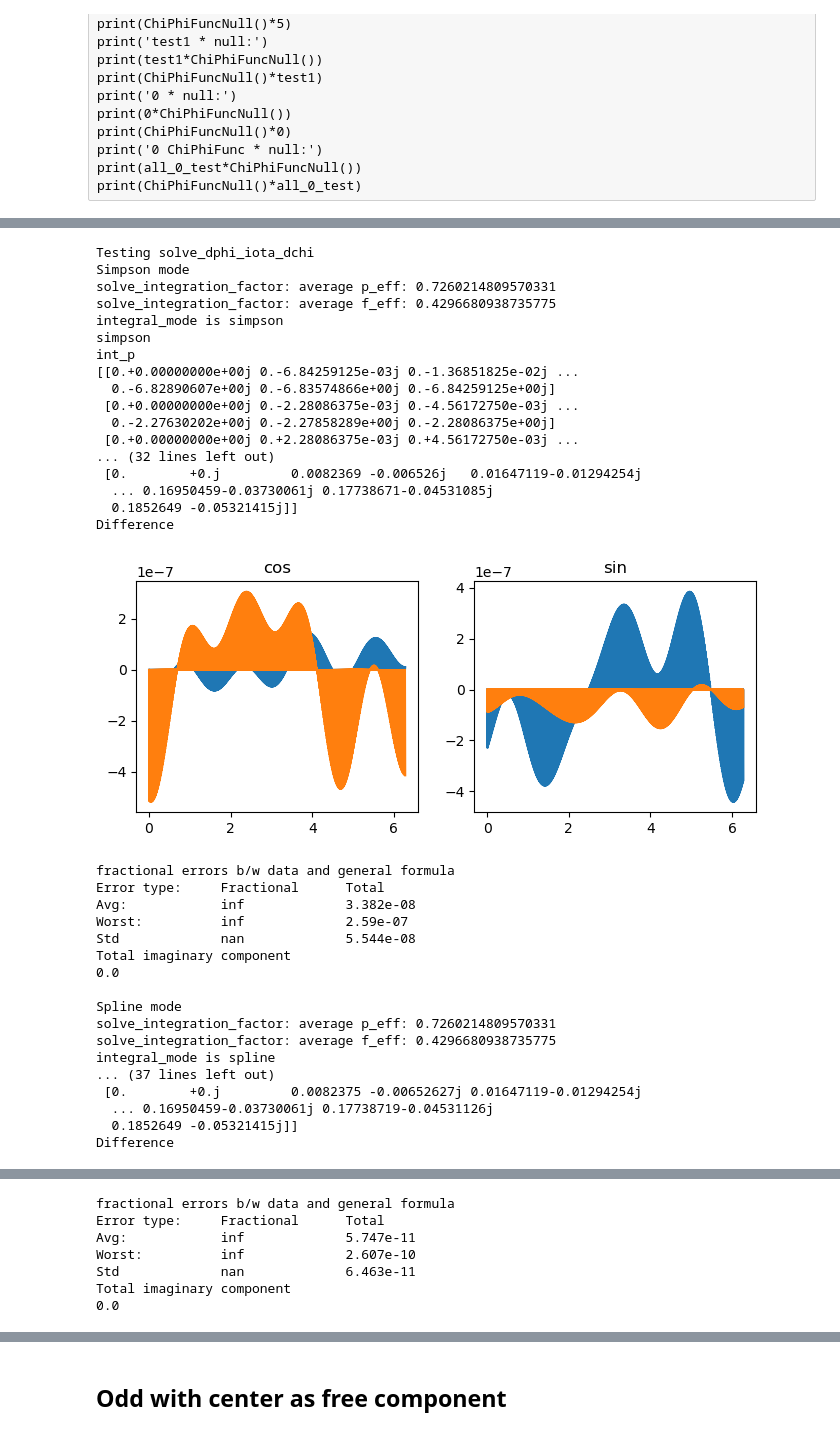
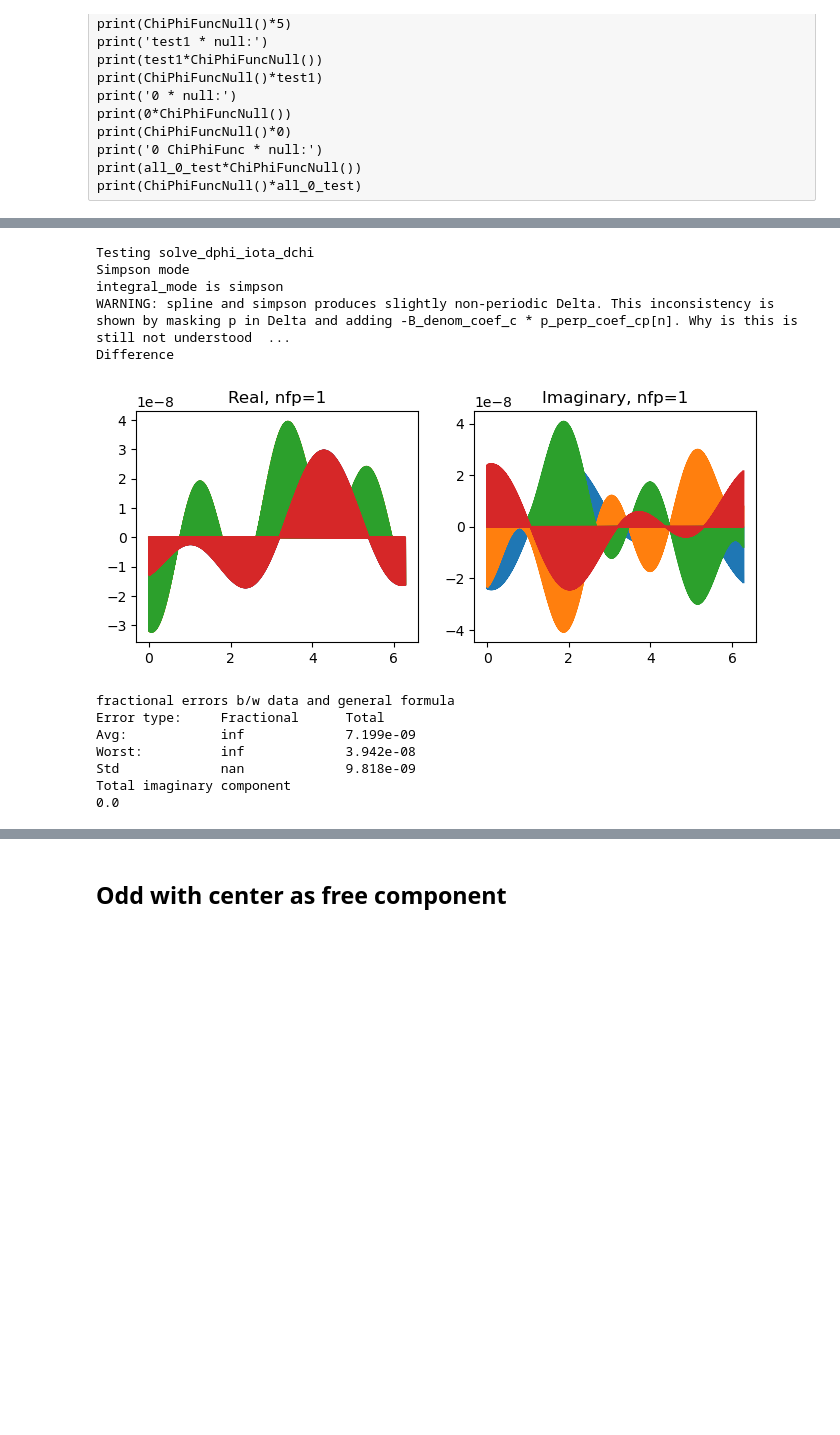
Before and after one commit to lankef/pyAQSC, a Jupyter notebook: examples/ChiPhiFunc test suite.ipynb, the cells around one changed output, grey strips where cells are left out. Drawn from its saved outputs; the diff is of its cells as text; code cells hidden in the pictures; blank space fills up the shorter version.

```diff
--- a/examples/ChiPhiFunc test suite.ipynb
+++ b/examples/ChiPhiFunc test suite.ipynb
@@ -520,13 +587,14 @@ Total imaginary component
 # %%
 # Creating 2 random ChiPhiFunc's for testing
 rands1 = np.random.randint(5, size=16)
+
 content1 = np.array([
     rands1[0]/10*np.sin(rands1[1]*points) + rands1[2]/10*np.cos(rands1[3]*points),
     rands1[4]/10*np.sin(rands1[5]*points) + rands1[6]/10*np.cos(rands1[7]*points),
     rands1[8]/10*np.sin(rands1[9]*points) + rands1[10]/10*np.cos(rands1[11]*points),
     rands1[12]/10*np.sin(rands1[13]*points) + rands1[14]/10*np.cos(rands1[15]*points)
 ])
-test1 = ChiPhiFunc(content1, fourier_mode = True)
+test1 = ChiPhiFunc(content1, 1, fourier_mode = True)
 iota = np.random.rand()# rational: np.random.randint(1,5)/np.random.randint(1,5)
 # dphi + iota*dchi
 dphi_test1 = ChiPhiFunc(np.array([
@@ -534,14 +602,14 @@ dphi_test1 = ChiPhiFunc(np.array([
     rands1[5]*rands1[4]/10*np.cos(rands1[5]*points) - rands1[7]*rands1[6]/10*np.sin(rands1[7]*points),
     rands1[9]*rands1[8]/10*np.cos(rands1[9]*points) - rands1[11]*rands1[10]/10*np.sin(rands1[11]*points),
     rands1[13]*rands1[12]/10*np.cos(rands1[13]*points) - rands1[15]*rands1[14]/10*np.sin(rands1[15]*points)
-]), fourier_mode = True)
+]), 1, fourier_mode = True)
 
 dchi_test1 = ChiPhiFunc(np.array([
     -3*(rands1[12]/10*np.sin(rands1[13]*points) + rands1[14]/10*np.cos(rands1[15]*points)),
     -(rands1[8]/10*np.sin(rands1[9]*points) + rands1[10]/10*np.cos(rands1[11]*points)),
     rands1[4]/10*np.sin(rands1[5]*points) + rands1[6]/10*np.cos(rands1[7]*points),
     3*(rands1[0]/10*np.sin(rands1[1]*points) + rands1[2]/10*np.cos(rands1[3]*points))
-]), fourier_mode = True)
+]), 1, fourier_mode = True)
 # %%
 print('Testing general integrating factor')
 # By trying different amplitudes above, the theeshold of
@@ -680,47 +743,20 @@ Total imaginary component
 # %%
 print('Testing solve_dphi_iota_dchi')
 
 print('Simpson mode')
 test1_guess = solve_dphi_iota_dchi(iota, (dphi_test1+iota*dchi_test1).content, integral_mode = 'simpson')
-compare_chiphifunc(ChiPhiFunc(test1_guess),test1)
-
-
-print('Spline mode')
-test1_guess = solve_dphi_iota_dchi(iota, (dphi_test1+iota*dchi_test1).content)
-compare_chiphifunc(ChiPhiFunc(test1_guess),test1)
+compare_chiphifunc(ChiPhiFunc(test1_guess,1),test1)
 # %% [output]
 Testing solve_dphi_iota_dchi
 Simpson mode
-solve_integration_factor: average p_eff: 0.7260214809570331
-solve_integration_factor: average f_eff: 0.4296680938735775
 integral_mode is simpson
-simpson
-int_p
-[[0.+0.00000000e+00j 0.-6.84259125e-03j 0.-1.36851825e-02j ...
-  0.-6.82890607e+00j 0.-6.83574866e+00j 0.-6.84259125e+00j]
- [0.+0.00000000e+00j 0.-2.28086375e-03j 0.-4.56172750e-03j ...
-  0.-2.27630202e+00j 0.-2.27858289e+00j 0.-2.28086375e+00j]
- [0.+0.00000000e+00j 0.+2.28086375e-03j 0.+4.56172750e-03j ...
-... (32 lines left out)
- [0.        +0.j         0.0082369 -0.006526j   0.01647119-0.01294254j
-  ... 0.16950459-0.03730061j 0.17738671-0.04531085j
-  0.1852649 -0.05321415j]]
+WARNING: spline and simpson produces slightly non-periodic Delta. This inconsistency is shown by masking p in Delta and adding -B_denom_coef_c * p_perp_coef_cp[n]. Why is this is still not understood  ...
 Difference
-[figure, old version]
+[figure, new version]
 fractional errors b/w data and general formula
 Error type:     Fractional      Total
-Avg:            inf             3.382e-08
-Worst:          inf             2.59e-07
-Std             nan             5.544e-08
+Avg:            inf             7.199e-09
+Worst:          inf             3.942e-08
+Std             nan             9.818e-09
 Total imaginary component
 0.0
-
-Spline mode
-solve_integration_factor: average p_eff: 0.7260214809570331
-solve_integration_factor: average f_eff: 0.4296680938735775
-integral_mode is spline
-... (37 lines left out)
- [0.        +0.j         0.0082375 -0.00652627j 0.01647119-0.01294254j
-  ... 0.16950459-0.03730061j 0.17738719-0.04531126j
-  0.1852649 -0.05321415j]]
-Difference
@@ -728,8 +763 @@ Difference
-fractional errors b/w data and general formula
-Error type:     Fractional      Total
-Avg:            inf             5.747e-11
-Worst:          inf             2.607e-10
-Std             nan             6.463e-11
-Total imaginary component
-0.0
 # %% [markdown]
```
Also changed, not shown: parts of 26 cells of this notebook, 7 other files.
